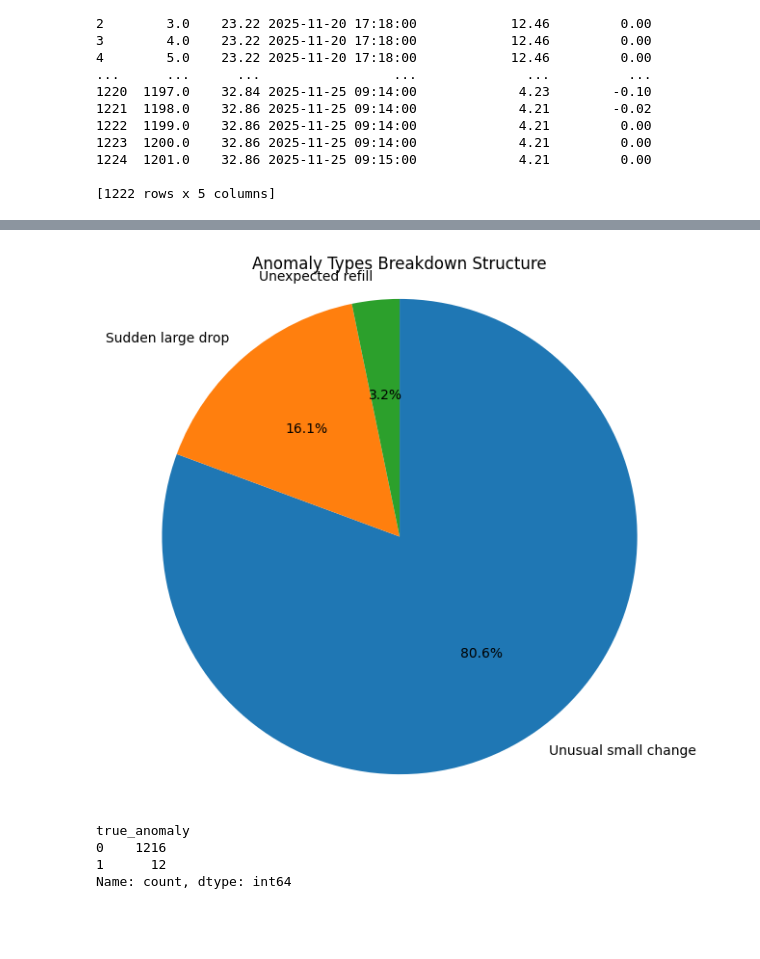
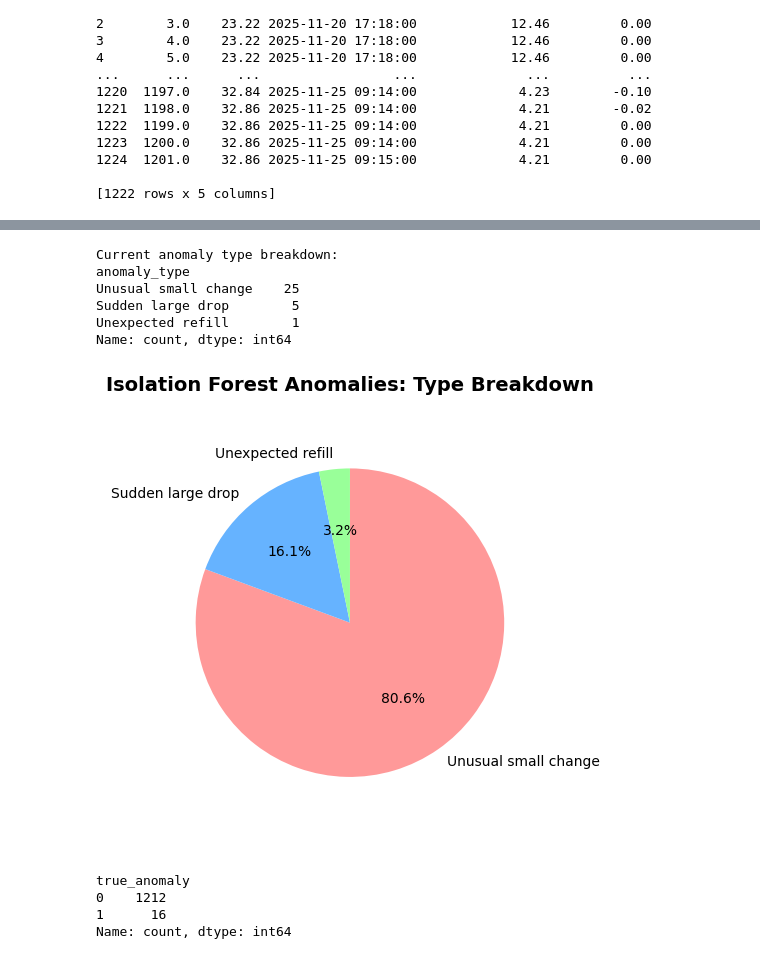
Before and after one commit to SenuraUpesh2002/Research-Project-SLIIT, a Jupyter notebook: model_training/Anomaly_Detection.ipynb, the cells around one changed output, grey strips where cells are left out. Drawn from its saved outputs; the diff is of its cells as text; code cells hidden in the pictures; blank space fills up the shorter version.

```diff
--- a/model_training/Anomaly_Detection.ipynb
+++ b/model_training/Anomaly_Detection.ipynb
@@ -244,23 +203,26 @@ NameError: name 'anomalies' is not defined
 # %%
-df = pd.read_csv('records_v2.csv')
+# 1. Load and basic parsing
+df = pd.read_csv("records_v2.csv")
 
-df['Fuel Volume (L)'] = pd.to_numeric(df['Fuel Volume (L)'], errors='coerce')
-df['reading_time'] = pd.to_datetime(df['reading_time'], errors='coerce')
-df = df.sort_values(['reading_time', 'id'])
+df["Fuel Volume (L)"] = pd.to_numeric(df["Fuel Volume (L)"], errors="coerce")
+df["reading_time"]   = pd.to_datetime(df["reading_time"], errors="coerce")
+df = df.sort_values(["reading_time", "id"])
 
-# Core feature: change in fuel volume
-df['volume_diff'] = df['Fuel Volume (L)'].diff()
+# 2. Scale volume to realistic station values
+SCALE = 1000.0      # multiply all volumes by 1000
+df["Fuel Volume (L)"] = df["Fuel Volume (L)"] * SCALE
 
-# Previous volume (for business rule)
-df['prev_fuel_volume'] = df['Fuel Volume (L)'].shift(1)
+# 3. Recompute features based on the scaled volume
+df["volume_diff"]      = df["Fuel Volume (L)"].diff()
+df["prev_fuel_volume"] = df["Fuel Volume (L)"].shift(1)
 
-# Feature matrix (you can add more columns here)
-feature_cols = ['volume_diff']
+# 4. Feature matrix for model training
+feature_cols = ["volume_diff"]   # you may also include prev_fuel_volume etc.
 X = df[feature_cols].dropna()
 # %%
 from sklearn.ensemble import IsolationForest
 
-iso = IsolationForest(contamination=0.03, random_state=42)
+iso = IsolationForest(contamination=0.04, random_state=42)
 iso.fit(X)                       # learn "normal" behaviour
 df.loc[X.index, 'iso_flag'] = iso.predict(X)   # 1 = normal, -1 = anomaly
 # %%
@@ -296,7 +258,7 @@ import numpy as np
 df['volume_diff'] = df['Fuel Volume (L)'].diff()
 df['prev_fuel_volume'] = df['Fuel Volume (L)'].shift(1)
 
-def classify_anomaly(row, big_jump=2.0):
+def classify_anomaly(row, big_jump=2000.0):
     if row['iso_flag'] != -1:      # normal points
         return np.nan
     if row['volume_diff'] <= -big_jump:
@@ -406,21 +368,39 @@ context_df.style.apply(highlight_anomaly, axis=1)
 # %%
 import matplotlib.pyplot as plt
 import pandas as pd
 
+# Current Isolation Forest anomalies
 anomaly_df = df[df['iso_flag'] == -1]
+
+# Count anomaly types
 type_counts = anomaly_df['anomaly_type'].value_counts()
 
-plt.figure(figsize=(7, 7))
+print("Current anomaly type breakdown:")
+print(type_counts)
+print()
+
+plt.figure(figsize=(5, 5))
+
 plt.pie(type_counts.values,
         labels=type_counts.index,
         autopct='%1.1f%%',
         startangle=90,
-        counterclock=False)
-plt.title('Anomaly Types Breakdown Structure')
+        counterclock=False,
+        colors=['#ff9999','#66b3ff','#99ff99','#ffcc99','#c2c2f0'])
+
+plt.title('Isolation Forest Anomalies: Type Breakdown', fontsize=14, fontweight='bold')
 plt.axis('equal')
+
+plt.tight_layout()
 plt.show()
 # %% [output]
+Current anomaly type breakdown:
+anomaly_type
+Unusual small change    25
+Sudden large drop        5
+Unexpected refill        1
+Name: count, dtype: int64
-[figure, old version]
+[figure, new version]
 # %%
 # 1) Start with all normal
 df['true_anomaly'] = 0
@@ -428,16 +408,16 @@ df['true_anomaly'] = 0
 # 2) Business‑rule conditions for anomalies
 
 # a) Large positive jump => refill
-refill_mask = df['volume_diff'] >=  2     # adjust threshold (L) as needed
+refill_mask = df['volume_diff'] >=  1500     # adjust threshold (L) as needed
 
 # b) Large negative jump => sudden drop / leak
-drop_mask   = df['volume_diff'] <= -2   # adjust threshold
+drop_mask   = df['volume_diff'] <= -1500   # adjust threshold
 
 # c) Sensor fault: impossible volume (e.g. negative or above tank capacity)
-sensor_mask = (df['Fuel Volume (L)'] < 0) | (df['Fuel Volume (L)'] > 40)  # use your tank capacity
+sensor_mask = (df['Fuel Volume (L)'] < 0) | (df['Fuel Volume (L)'] > 13000)  # use your tank capacity
 
 # d) Very noisy reading: big change but fuel level almost same
-noise_mask = (df['volume_diff'].abs() >= 2) & (df['Fuel Volume (L)'].between(0.1, 1.0))
+noise_mask = (df['volume_diff'].abs() >= 2000) & (df['Fuel Volume (L)'].between(0.1, 1.0))
 
 # combine all rules
 anomaly_mask = refill_mask | drop_mask | sensor_mask | noise_mask
@@ -449,8 +429,8 @@ df.loc[anomaly_mask, 'true_anomaly'] = 1
 print(df['true_anomaly'].value_counts())
 # %% [output]
 true_anomaly
-0    1216
-1      12
+0    1212
+1      16
 Name: count, dtype: int64
 # %%
 from sklearn.metrics import classification_report, accuracy_score
```
Also changed, not shown: parts of 15 cells of this notebook, 5 other files.
